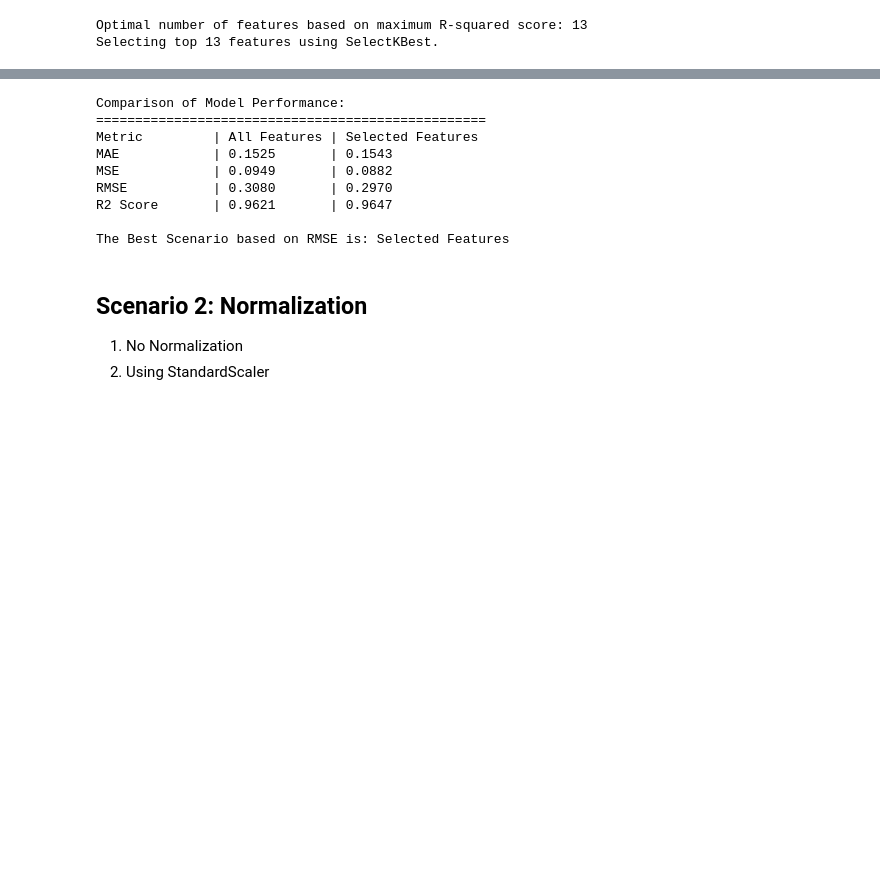
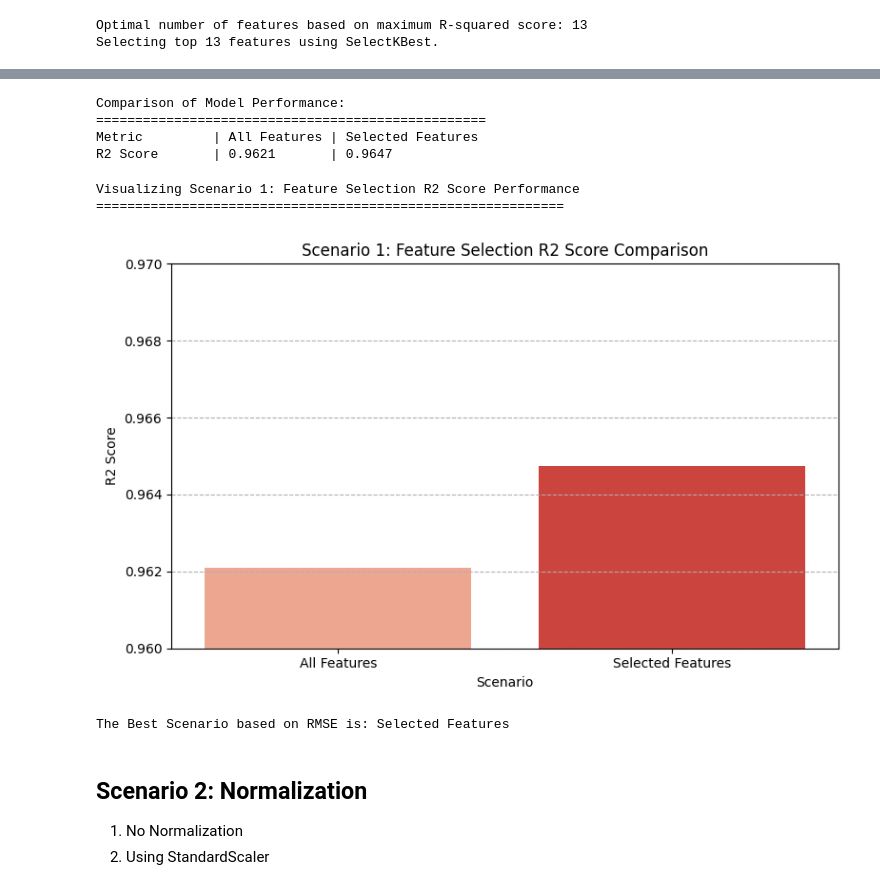
Before and after one commit to tsaqifimtinan/finalproject-kel-8-pm-d, a Jupyter notebook: KNN/KNN_Regression_Analysis.ipynb, the cells around one changed output, grey strips where cells are left out. Saved outputs shown, nothing was run; the diff lists cells and outputs as text; code cells hidden in the pictures; blank space fills up the shorter version.

Commit message:
visualize knn

```diff
--- a/KNN/KNN_Regression_Analysis.ipynb
+++ b/KNN/KNN_Regression_Analysis.ipynb
@@ -365,32 +344,49 @@ Root Mean Squared Error (RMSE) with selected features: 0.2970
 R-squared (R2) Score with selected features: 0.9647
-# %%
-print("\nComparison of Model Performance:")
-print("=" * 50)
-print(f"Metric         | All Features | Selected Features")
-print(f"MAE            | {mae_all_features:.4f}       | {mae_selected_features:.4f}")
-print(f"MSE            | {mse_all_features:.4f}       | {mse_selected_features:.4f}")
-print(f"RMSE           | {rmse_all_features:.4f}       | {rmse_selected_features:.4f}")
-print(f"R2 Score       | {r2_all_features:.4f}       | {r2_selected_features:.4f}")
-
-# Determine the best scenario based on RMSE
-if r2_selected_features > r2_all_features:
-    best_scenario = "Selected Features"
-elif r2_all_features > r2_selected_features:
-    best_scenario = "All Features"
-else:
-    best_scenario = "Both scenarios have equal RMSE"
-
-print(f"\nThe Best Scenario based on RMSE is: {best_scenario}")
-# %% [output]
-Comparison of Model Performance:
-==================================================
-Metric         | All Features | Selected Features
-MAE            | 0.1525       | 0.1543
-MSE            | 0.0949       | 0.0882
-RMSE           | 0.3080       | 0.2970
-R2 Score       | 0.9621       | 0.9647
-
-The Best Scenario based on RMSE is: Selected Features
+# %%
+print("\nComparison of Model Performance:")
+print("=" * 50)
+print(f"Metric         | All Features | Selected Features")
+print(f"R2 Score       | {r2_all_features:.4f}       | {r2_selected_features:.4f}")
+# %% [output]
+Comparison of Model Performance:
+==================================================
+Metric         | All Features | Selected Features
+R2 Score       | 0.9621       | 0.9647
+# %%
+print("Visualizing Scenario 1: Feature Selection R2 Score Performance")
+print("="*60)
+
+scenario1_labels = ['All Features', 'Selected Features']
+scenario1_r2 = [r2_all_features, r2_selected_features]
+
+scenario1_df = pd.DataFrame({
+    'Scenario': scenario1_labels,
+    'R2 Score': scenario1_r2
+})
+
+plt.figure(figsize=(8, 5))
+sns.barplot(x='Scenario', y='R2 Score', data=scenario1_df, palette='Reds')
+plt.title('Scenario 1: Feature Selection R2 Score Comparison')
+plt.ylabel('R2 Score')
+plt.xlabel('Scenario')
+plt.ylim(0.96, 0.97)
+plt.grid(axis='y', linestyle='--')
+plt.tight_layout()
+plt.show()
+
+if r2_selected_features > r2_all_features:
+    best_scenario = "Selected Features"
+elif r2_all_features > r2_selected_features:
+    best_scenario = "All Features"
+else:
+    best_scenario = "Both scenarios have equal RMSE"
+
+print(f"\nThe Best Scenario based on RMSE is: {best_scenario}")
+# %% [output]
+Visualizing Scenario 1: Feature Selection R2 Score Performance
+============================================================
+[figure, added]
+The Best Scenario based on RMSE is: Selected Features
 # %% [markdown]
 ## Scenario 2: Normalization
 
```
Also changed, not shown: parts of 17 cells of this notebook.
